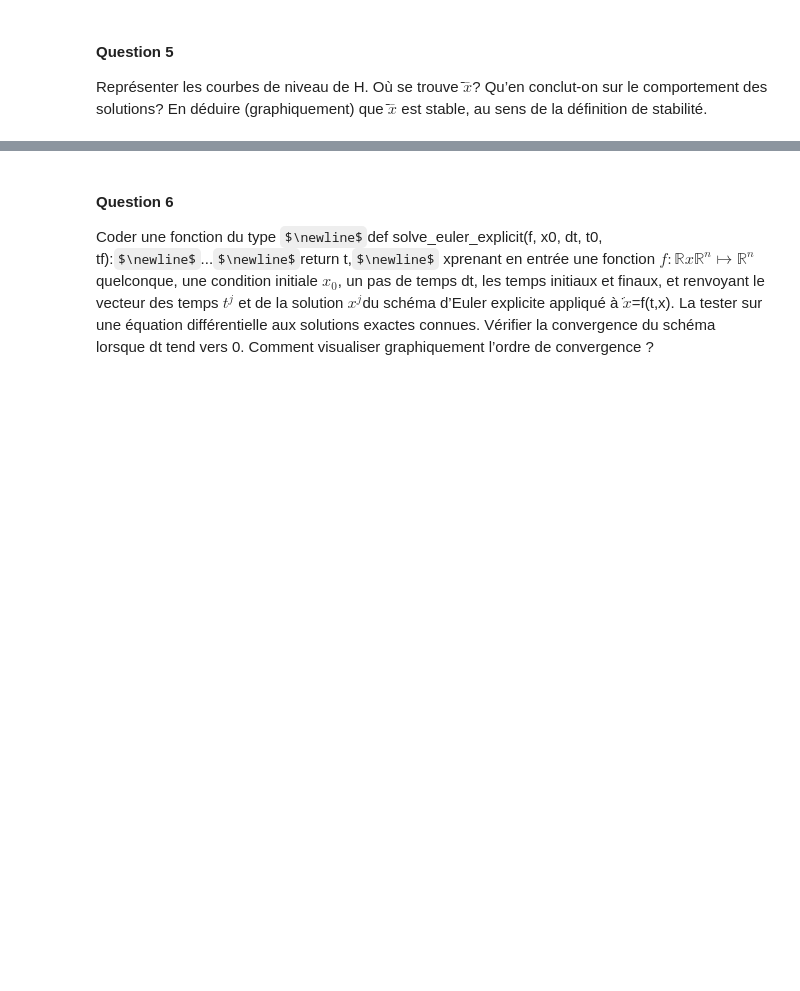
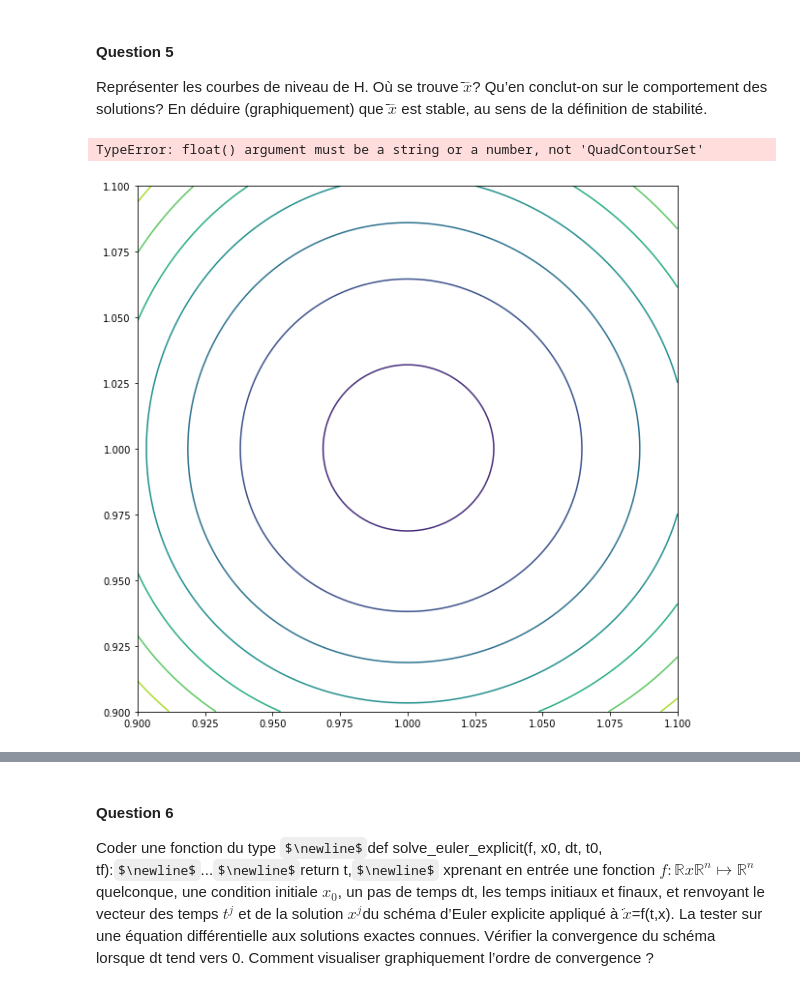
Before and after one commit to jdelaplace/Projet-numerique-equas-diff, a Jupyter notebook: Projet numerique equas diff.ipynb, the cells around one changed output, grey strips where cells are left out. Saved outputs shown, nothing was run; the diff lists cells and outputs as text; code cells hidden in the pictures; some formulas as TeX source; blank space fills up the shorter version.

```diff
--- a/Projet numerique equas diff.ipynb
+++ b/Projet numerique equas diff.ipynb
@@ -54,3 +56,14 @@ On considère la fonction $H(x_1,x_2) =\delta x_1−\gamma lnx_1+\beta x_2−\al
 # %% [markdown]
 #### Question 5
 Représenter les courbes de niveau de H. Où se trouve ̄$\bar{x}$? Qu’en conclut-on sur le comportement des solutions? En déduire (graphiquement) que ̄$\bar{x}$ est stable, au sens de la définition de stabilité.
+# %%
+alpha, beta, gamma, delta = 1, 1, 1, 1
+x1 = np.arange(0.9,1.1,0.002)
+x2 = np.arange(0.9,1.1,0.002)
+X1, X2 = np.meshgrid(x1,x2)
+H = delta*X1 - gamma*np.log(X1) + beta*X2 - alpha*np.log(X2)
+c = plt.contour(X1, X2, H)
+plt.plot(c)
+# %% [output]
+TypeError: float() argument must be a string or a number, not 'QuadContourSet'
+[figure, added]
```
Also changed, not shown: parts of 3 cells of this notebook.
